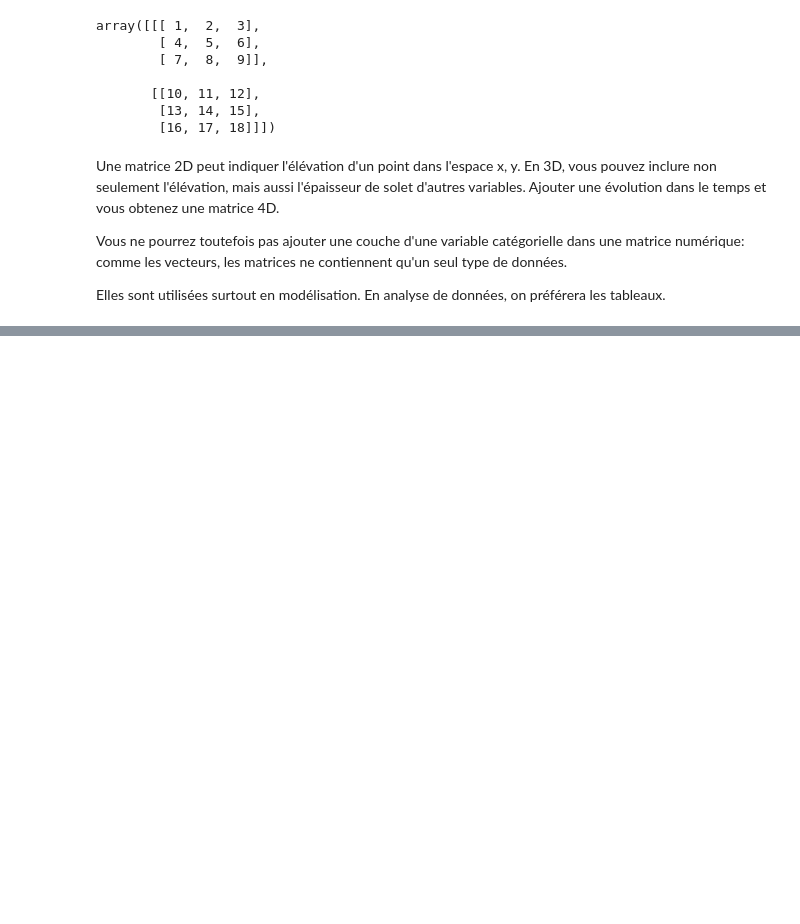
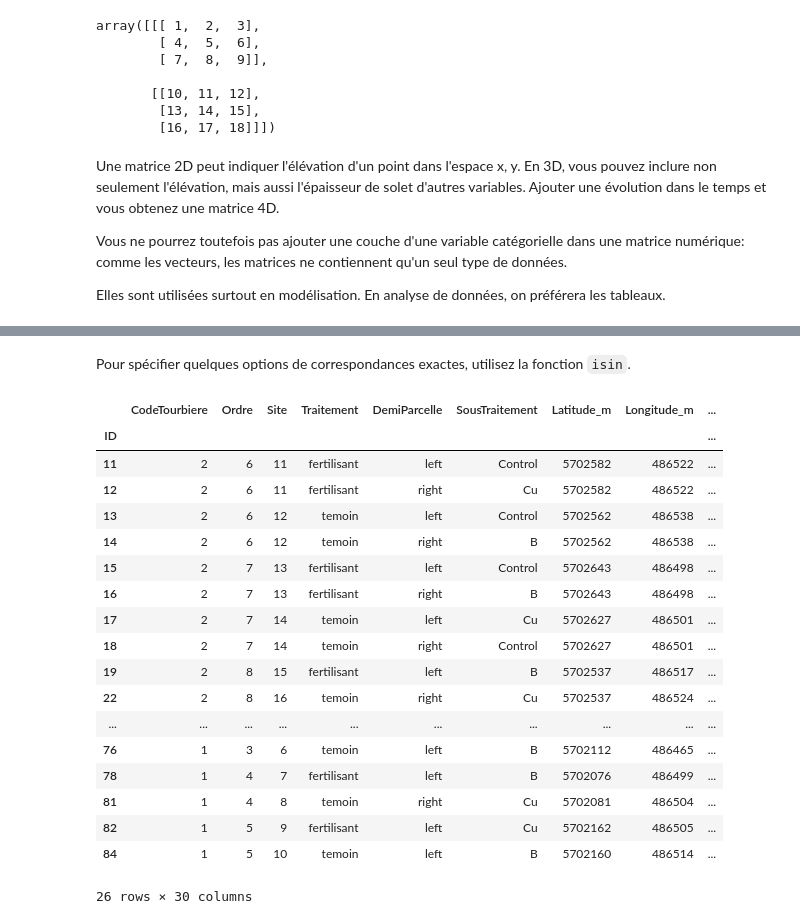
Before and after one commit to essicolo/ecologie-mathematique-Py, a Jupyter notebook: 3_Donnees/3_data.ipynb, the cells around one changed output, grey strips where cells are left out. Cells and saved outputs as stored; diff of their text form; code cells hidden in the pictures; blank space fills up the shorter version.

```diff
--- a/3_Donnees/3_data.ipynb
+++ b/3_Donnees/3_data.ipynb
@@ -437,0 +491,24 @@ Wickham, H. (2014) https://www.jstatsoft.org/index.php/jss/article/view/v059i10/
+# %% [markdown]
+Pour spécifier quelques options de correspondances exactes, utilisez la fonction `isin`.
+# %%
+chicoute[(chicoute['N_pourc'] > 2.8) | (chicoute['SousTraitement'].isin(['B', 'Cu']))]
+# %% [output]
+|  | CodeTourbiere | Ordre | Site | Traitement | DemiParcelle | SousTraitement | Latitude_m | Longitude_m | ... |
+| ID |  |  |  |  |  |  |  |  | ... |
+| 11 | 2 | 6 | 11 | fertilisant | left | Control | 5702582 | 486522 | ... |
+| 12 | 2 | 6 | 11 | fertilisant | right | Cu | 5702582 | 486522 | ... |
+| 13 | 2 | 6 | 12 | temoin | left | Control | 5702562 | 486538 | ... |
+| 14 | 2 | 6 | 12 | temoin | right | B | 5702562 | 486538 | ... |
+| 15 | 2 | 7 | 13 | fertilisant | left | Control | 5702643 | 486498 | ... |
+| 16 | 2 | 7 | 13 | fertilisant | right | B | 5702643 | 486498 | ... |
+| 17 | 2 | 7 | 14 | temoin | left | Cu | 5702627 | 486501 | ... |
+| 18 | 2 | 7 | 14 | temoin | right | Control | 5702627 | 486501 | ... |
+| 19 | 2 | 8 | 15 | fertilisant | left | B | 5702537 | 486517 | ... |
+| 22 | 2 | 8 | 16 | temoin | right | Cu | 5702537 | 486524 | ... |
+| ... | ... | ... | ... | ... | ... | ... | ... | ... | ... |
+| 76 | 1 | 3 | 6 | temoin | left | B | 5702112 | 486465 | ... |
+| 78 | 1 | 4 | 7 | fertilisant | left | B | 5702076 | 486499 | ... |
+| 81 | 1 | 4 | 8 | temoin | right | Cu | 5702081 | 486504 | ... |
+| 82 | 1 | 5 | 9 | fertilisant | left | Cu | 5702162 | 486505 | ... |
+| 84 | 1 | 5 | 10 | temoin | left | B | 5702160 | 486514 | ... |
+26 rows × 30 columns
```
Also changed, not shown: parts of 145 cells of this notebook, 5 other files.
